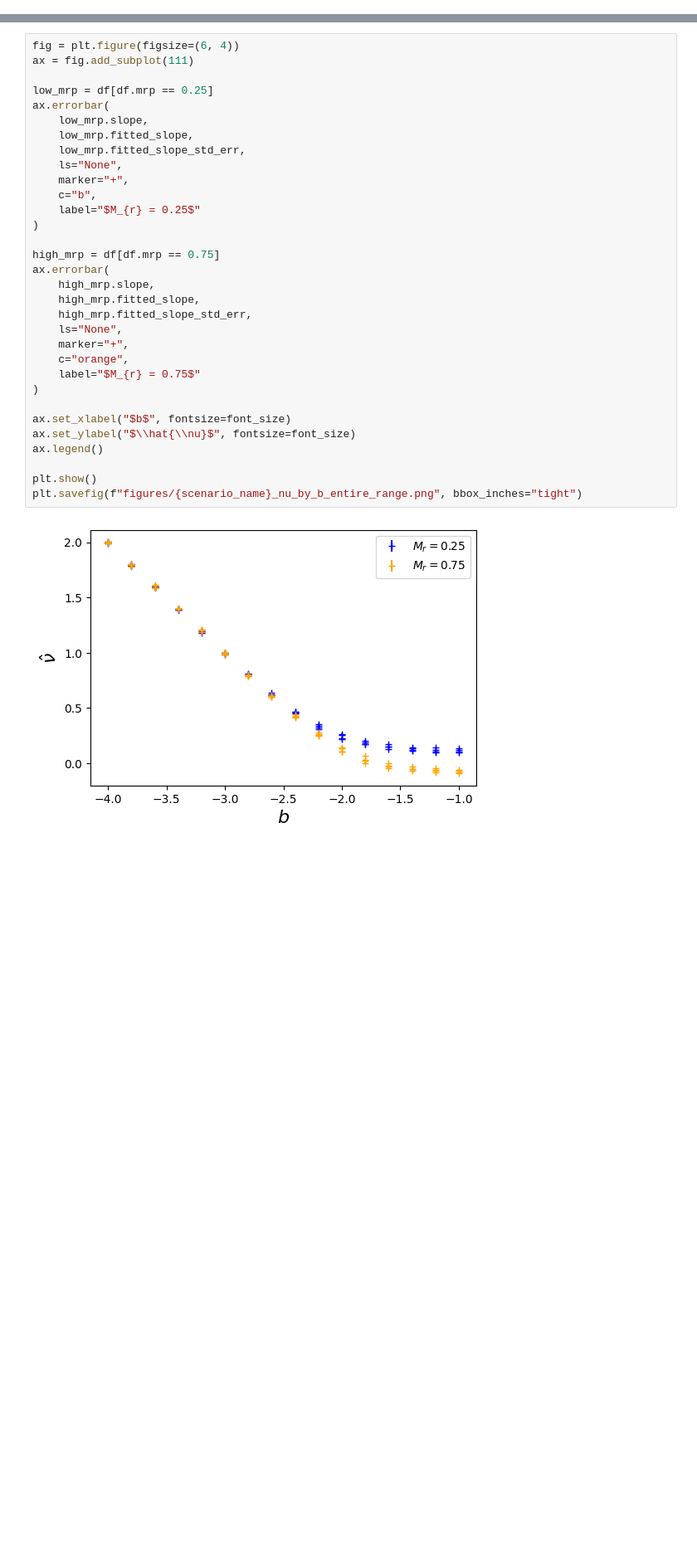
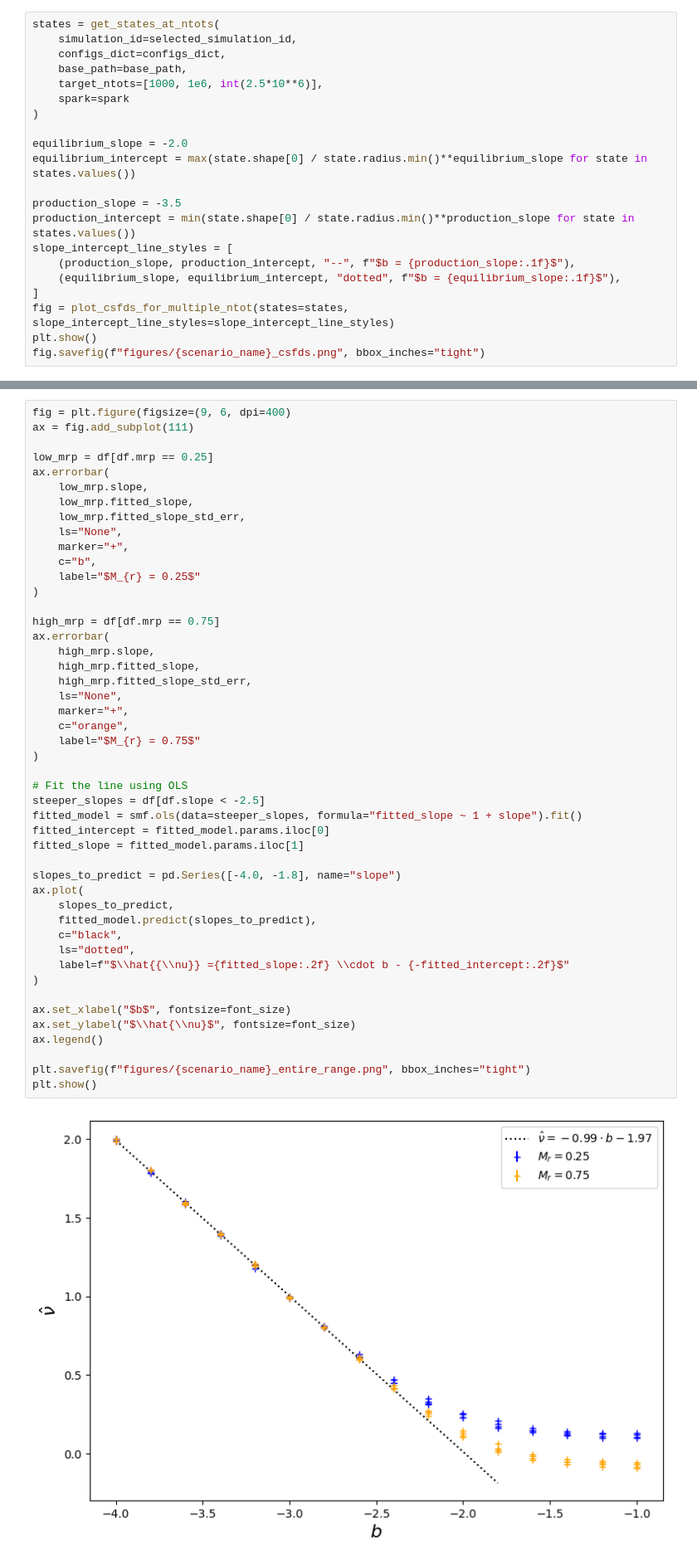
Before and after one commit to seanmason/saturation, a Jupyter notebook: notebooks/thesis/Chapter4/SingleSimulationPlots.ipynb, the cells around one changed output, grey strips where cells are left out. Shown at 83% size. Drawn from its saved outputs; the diff is of its cells as text; blank space fills up the shorter version.

```diff
--- a/notebooks/thesis/Chapter4/SingleSimulationPlots.ipynb
+++ b/notebooks/thesis/Chapter4/SingleSimulationPlots.ipynb
@@ -1123,0 +1460,21 @@ fig.savefig(f"figures/{scenario_name}_csfds.png", bbox_inches="tight")
+# %%
+states = get_states_at_ntots(
+    simulation_id=selected_simulation_id,
+    configs_dict=configs_dict,
+    base_path=base_path,
+    target_ntots=[1000, 1e6, int(2.5*10**6)],
+    spark=spark
+)
+
+equilibrium_slope = -2.0
+equilibrium_intercept = max(state.shape[0] / state.radius.min()**equilibrium_slope for state in states.values())
+
+production_slope = -3.5
+production_intercept = min(state.shape[0] / state.radius.min()**production_slope for state in states.values())
+slope_intercept_line_styles = [
+    (production_slope, production_intercept, "--", f"$b = {production_slope:.1f}$"),
+    (equilibrium_slope, equilibrium_intercept, "dotted", f"$b = {equilibrium_slope:.1f}$"),
+]
+fig = plot_csfds_for_multiple_ntot(states=states, slope_intercept_line_styles=slope_intercept_line_styles)
+plt.show()
+fig.savefig(f"figures/{scenario_name}_csfds.png", bbox_inches="tight")
@@ -1187,35 +1544,50 @@ df
 128 rows × 9 columns
 # %%
-fig = plt.figure(figsize=(6, 4))
+fig = plt.figure(figsize=(9, 6, dpi=400)
 ax = fig.add_subplot(111)
 
 low_mrp = df[df.mrp == 0.25]
 ax.errorbar(
     low_mrp.slope,
     low_mrp.fitted_slope,
     low_mrp.fitted_slope_std_err,
     ls="None",
     marker="+",
     c="b",
     label="$M_{r} = 0.25$"
 )
 
 high_mrp = df[df.mrp == 0.75]
 ax.errorbar(
     high_mrp.slope,
     high_mrp.fitted_slope,
     high_mrp.fitted_slope_std_err,
     ls="None",
     marker="+",
     c="orange",
     label="$M_{r} = 0.75$"
 )
 
+# Fit the line using OLS
+steeper_slopes = df[df.slope < -2.5]
+fitted_model = smf.ols(data=steeper_slopes, formula="fitted_slope ~ 1 + slope").fit()
+fitted_intercept = fitted_model.params.iloc[0]
+fitted_slope = fitted_model.params.iloc[1]
+
+slopes_to_predict = pd.Series([-4.0, -1.8], name="slope")
+ax.plot(
+    slopes_to_predict,
+    fitted_model.predict(slopes_to_predict),
+    c="black",
+    ls="dotted",
+    label=f"$\\hat{{\\nu}} ={fitted_slope:.2f} \\cdot b - {-fitted_intercept:.2f}$"
+)
+
 ax.set_xlabel("$b$", fontsize=font_size)
 ax.set_ylabel("$\\hat{\\nu}$", fontsize=font_size)
 ax.legend()
 
+plt.savefig(f"figures/{scenario_name}_entire_range.png", bbox_inches="tight")
 plt.show()
-plt.savefig(f"figures/{scenario_name}_nu_by_b_entire_range.png", bbox_inches="tight")
 # %% [output]
-[figure, old version]
+[figure, new version]
```
Also changed, not shown: parts of 63 cells of this notebook, 4 other files.
